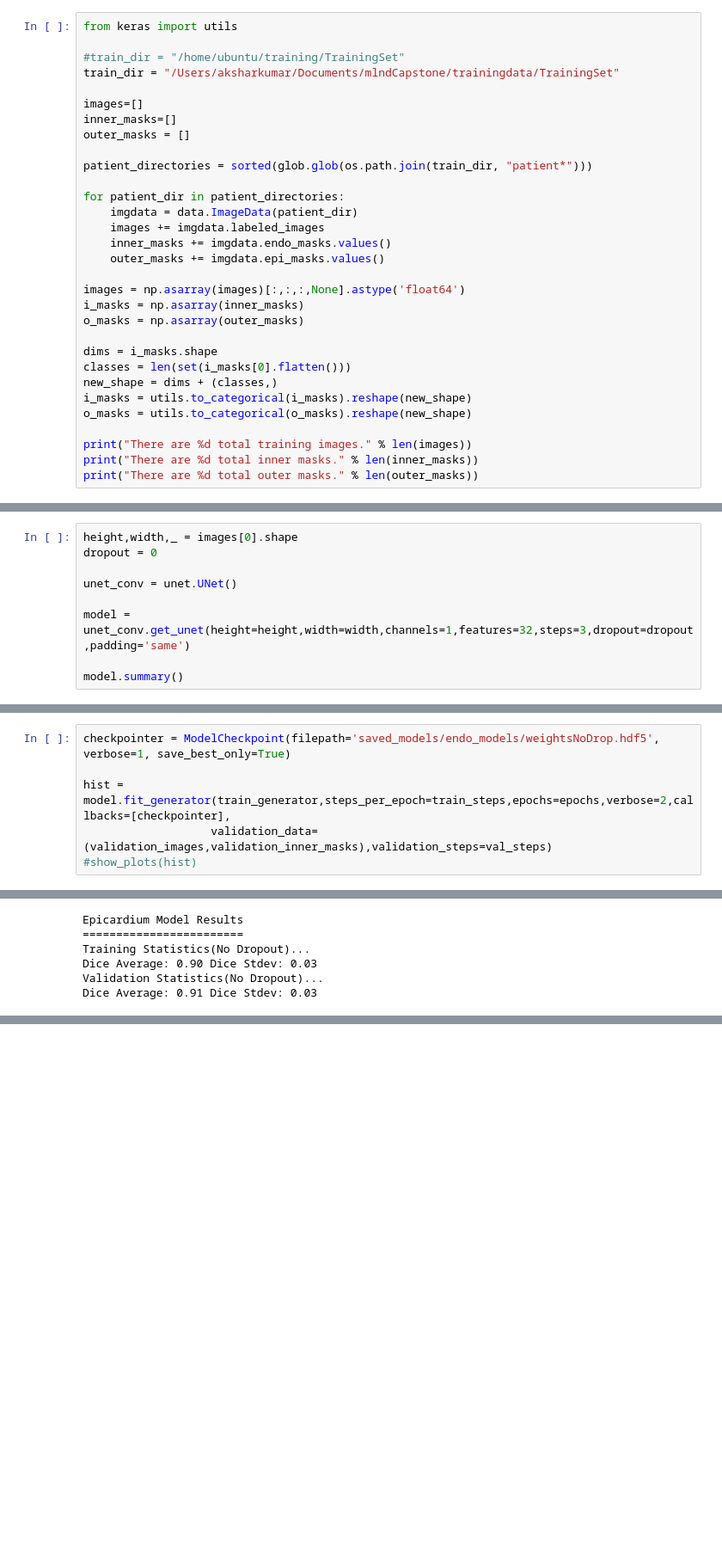
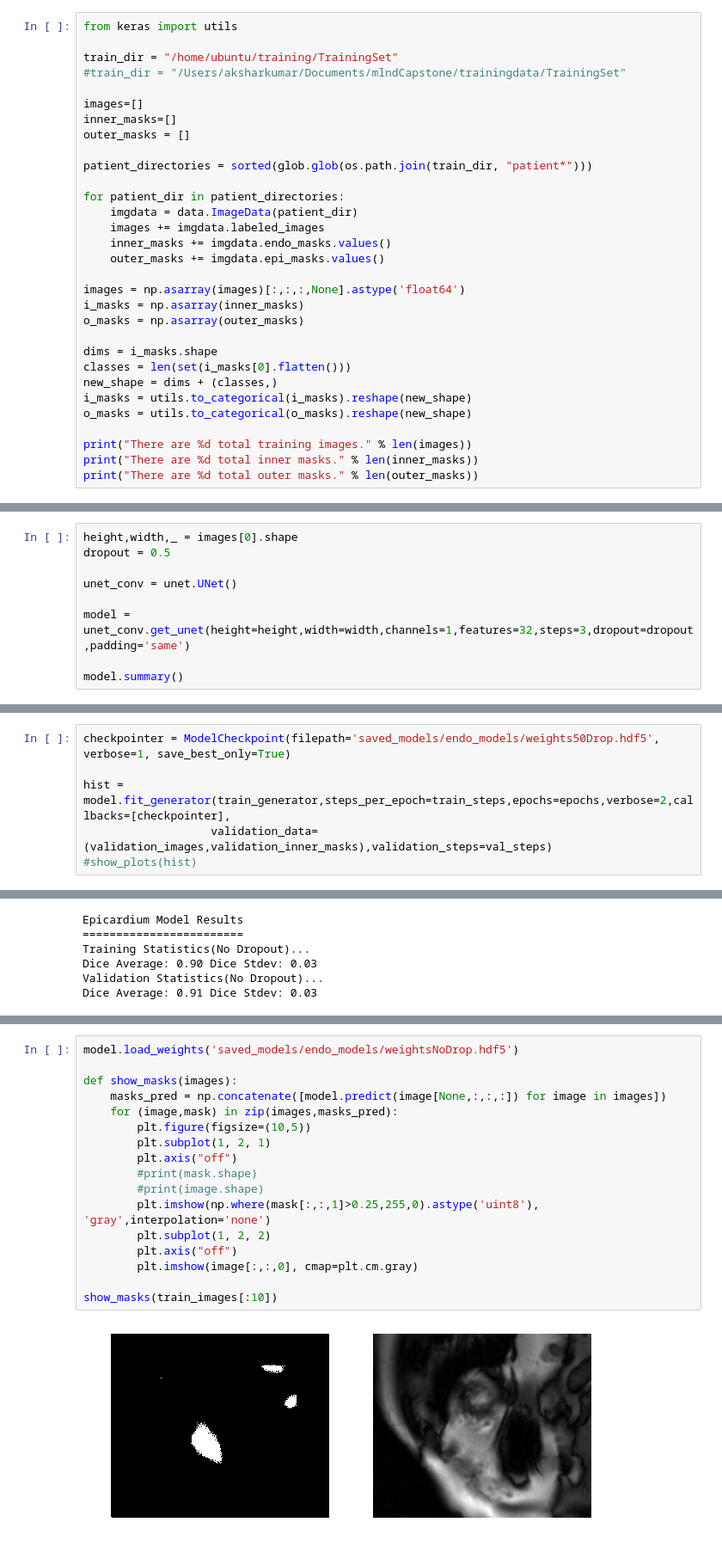
Before and after one commit to aksharkkumar/cmri-rv-seg, a Jupyter notebook: notebooks/cmri-rv-seg.ipynb, the cells around one changed output, grey strips where cells are left out. Shown at 86% size. Saved outputs shown, nothing was run; the diff lists cells and outputs as text; blank space fills up the shorter version.

Commit message:
try training with 0.5 dropout

```diff
--- a/notebooks/cmri-rv-seg.ipynb
+++ b/notebooks/cmri-rv-seg.ipynb
@@ -16,8 +16,8 @@ Using TensorFlow backend.
 # %%
 from keras import utils
 
-#train_dir = "/home/ubuntu/training/TrainingSet"
-train_dir = "/Users/aksharkumar/Documents/mlndCapstone/trainingdata/TrainingSet"
+train_dir = "/home/ubuntu/training/TrainingSet"
+#train_dir = "/Users/aksharkumar/Documents/mlndCapstone/trainingdata/TrainingSet"
 
 images=[]
 inner_masks=[]
@@ -50,7 +50,7 @@ There are 243 total inner masks.
 There are 243 total outer masks.
 # %%
 height,width,_ = images[0].shape
-dropout = 0
+dropout = 0.5
 
 unet_conv = unet.UNet()
 
@@ -159,7 +159,7 @@ train_masks_generator = train_images_datagen.flow(train_inner_masks, y=None, see
 
 train_generator = zip(train_images_generator, train_masks_generator)
 # %%
-checkpointer = ModelCheckpoint(filepath='saved_models/endo_models/weightsNoDrop.hdf5', verbose=1, save_best_only=True)
+checkpointer = ModelCheckpoint(filepath='saved_models/endo_models/weights50Drop.hdf5', verbose=1, save_best_only=True)
 
 hist = model.fit_generator(train_generator,steps_per_epoch=train_steps,epochs=epochs,verbose=2,callbacks=[checkpointer],
                    validation_data=(validation_images,validation_inner_masks),validation_steps=val_steps)
@@ -342,0 +333,19 @@ Dice Average: 0.91 Dice Stdev: 0.03
+# %%
+model.load_weights('saved_models/endo_models/weightsNoDrop.hdf5')
+
+def show_masks(images):
+    masks_pred = np.concatenate([model.predict(image[None,:,:,:]) for image in images])
+    for (image,mask) in zip(images,masks_pred):
+        plt.figure(figsize=(10,5))
+        plt.subplot(1, 2, 1)
+        plt.axis("off")
+        #print(mask.shape)
+        #print(image.shape)
+        plt.imshow(np.where(mask[:,:,1]>0.25,255,0).astype('uint8'), 'gray',interpolation='none')
+        plt.subplot(1, 2, 2)
+        plt.axis("off")
+        plt.imshow(image[:,:,0], cmap=plt.cm.gray)
+
+show_masks(train_images[:10])
+# %% [output]
+[figure, added]
```
Also changed, not shown: parts of 4 cells of this notebook, 3 other files.
